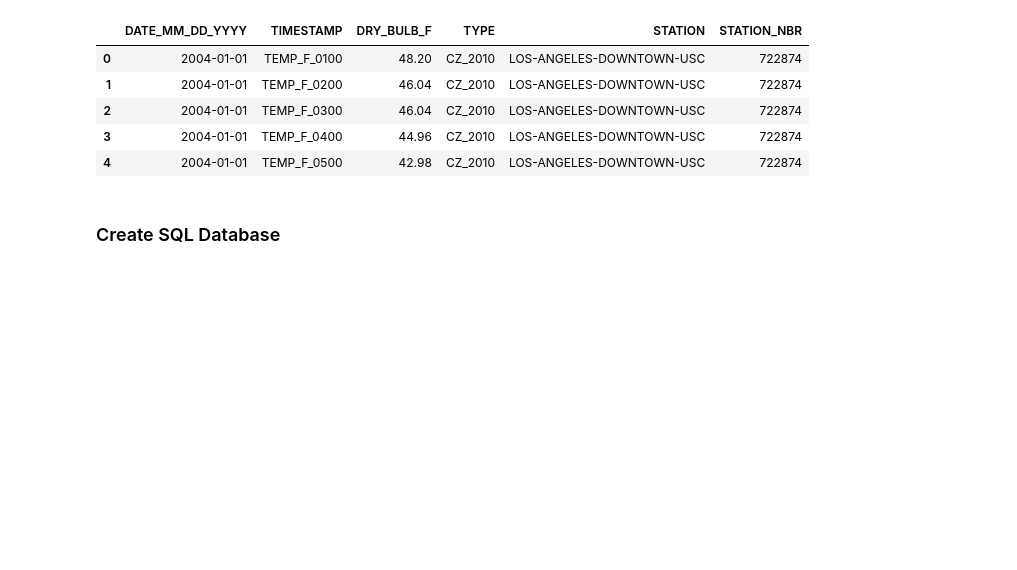
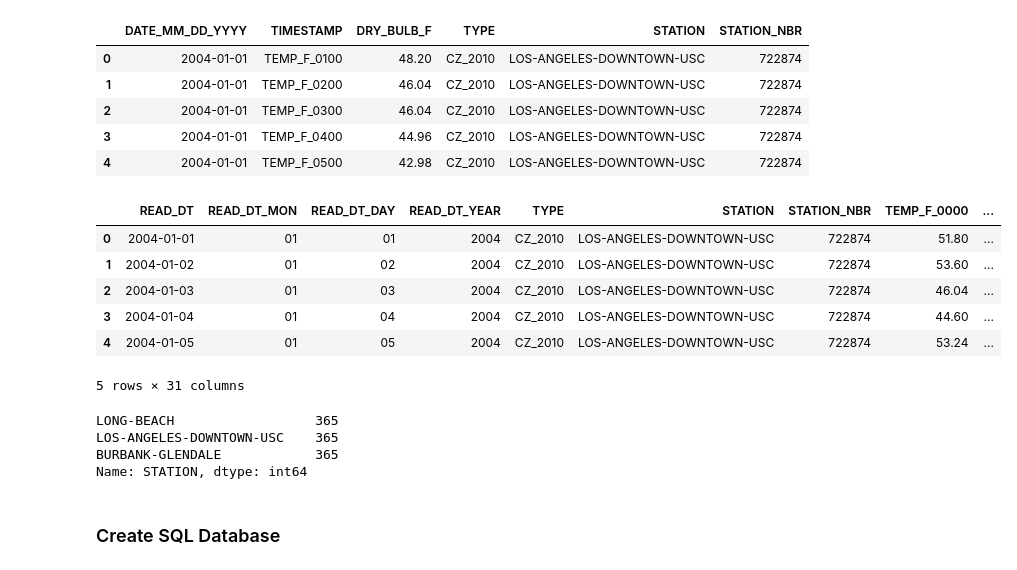
Before and after one commit to grantaguinaldo/cz_2010_api, a Jupyter notebook: data_engineering_dev.ipynb, the cells around one changed output. Cells and saved outputs as stored; diff of their text form; code cells hidden in the pictures; blank space fills up the shorter version.

```diff
--- a/data_engineering_dev.ipynb
+++ b/data_engineering_dev.ipynb
@@ -108,7 +135,10 @@ df.head()
 | 3 | 2004-01-01 | TEMP_F_0400 | 44.96 | CZ_2010 | LOS-ANGELES-DOWNTOWN-USC | 722874 |
 | 4 | 2004-01-01 | TEMP_F_0500 | 42.98 | CZ_2010 | LOS-ANGELES-DOWNTOWN-USC | 722874 |
 # %%
-df_pivot = df.pivot_table(index=['DATE_MM_DD_YYYY', 'TYPE', 'STATION', 'STATION_NBR'],
+df_pivot = df.pivot_table(index=['DATE_MM_DD_YYYY',
+                                 'TYPE',
+                                 'STATION',
+                                 'STATION_NBR'],
                           columns='TIMESTAMP',
                           values='DRY_BULB_F',
                           aggfunc='sum')
@@ -154,10 +184,27 @@ df = df_pivot[[
          'TEMP_F_2200',
          'TEMP_F_2300']]
 # %%
-df.sort_values(by=['READ_DT_MON', 'READ_DT_DAY'], inplace=True)
+df.sort_values(by=['STATION_NBR', 'READ_DT_MON', 'READ_DT_DAY'], inplace=True)
 df.reset_index(drop=True, inplace=True)
 # %%
 df['READ_DT'] = pd.to_datetime(df['READ_DT'])
+# %%
+df.head()
+# %% [output]
+|  | READ_DT | READ_DT_MON | READ_DT_DAY | READ_DT_YEAR | TYPE | STATION | STATION_NBR | TEMP_F_0000 | ... |
+| 0 | 2004-01-01 | 01 | 01 | 2004 | CZ_2010 | LOS-ANGELES-DOWNTOWN-USC | 722874 | 51.80 | ... |
+| 1 | 2004-01-02 | 01 | 02 | 2004 | CZ_2010 | LOS-ANGELES-DOWNTOWN-USC | 722874 | 53.60 | ... |
+| 2 | 2004-01-03 | 01 | 03 | 2004 | CZ_2010 | LOS-ANGELES-DOWNTOWN-USC | 722874 | 46.04 | ... |
+| 3 | 2004-01-04 | 01 | 04 | 2004 | CZ_2010 | LOS-ANGELES-DOWNTOWN-USC | 722874 | 44.60 | ... |
+| 4 | 2004-01-05 | 01 | 05 | 2004 | CZ_2010 | LOS-ANGELES-DOWNTOWN-USC | 722874 | 53.24 | ... |
+5 rows × 31 columns
+# %%
+df.STATION.value_counts()
+# %% [output]
+LONG-BEACH                  365
+LOS-ANGELES-DOWNTOWN-USC    365
+BURBANK-GLENDALE            365
+Name: STATION, dtype: int64
 # %% [markdown]
 ### Create SQL Database
 # %%
```
Also changed, not shown: parts of 15 cells of this notebook, 3 other files.
